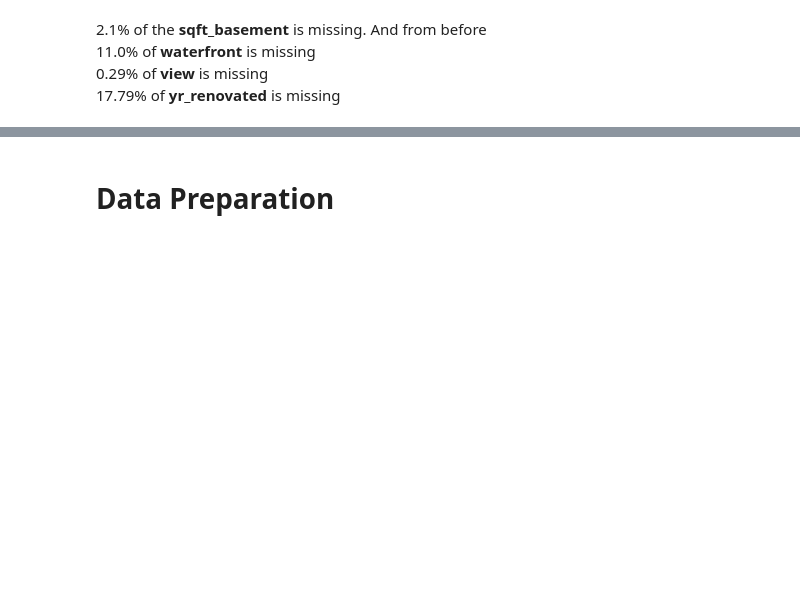
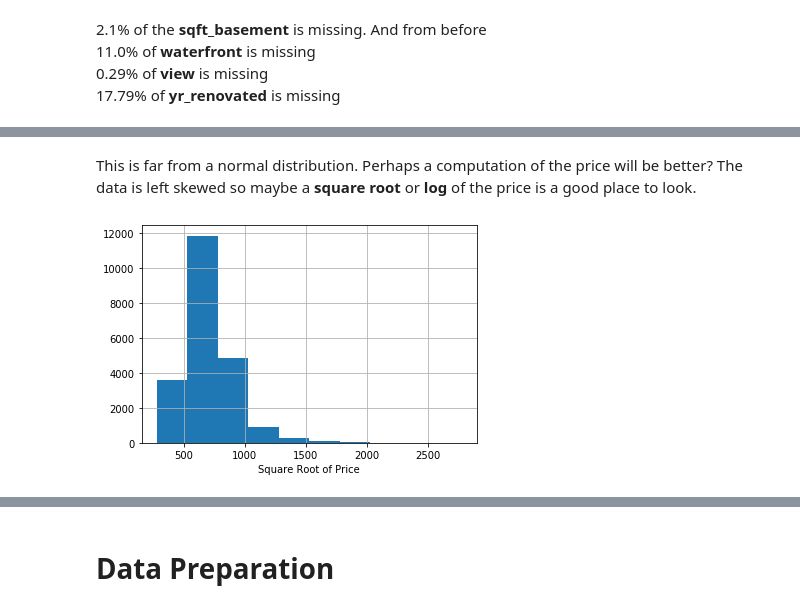
Before and after one commit to Patrickbfuller/lin_reg_tutorial, a Jupyter notebook: linear_regression.ipynb, the cells around one changed output, grey strips where cells are left out. Saved outputs shown, nothing was run; the diff lists cells and outputs as text; code cells hidden in the pictures; blank space fills up the shorter version.

```diff
--- a/linear_regression.ipynb
+++ b/linear_regression.ipynb
@@ -329,0 +349,7 @@ __yr_renovated__: Dropping ...
+# %% [markdown]
+This is far from a normal distribution. Perhaps a computation of the price will be better? The data is left skewed so maybe a __square root__ or __log__ of the price is a good place to look.
+# %%
+(df_viz.price**0.5).hist()
+plt.xlabel('Square Root of Price');
+# %% [output]
+[figure, added]
```
Also changed, not shown: parts of 16 cells of this notebook.
